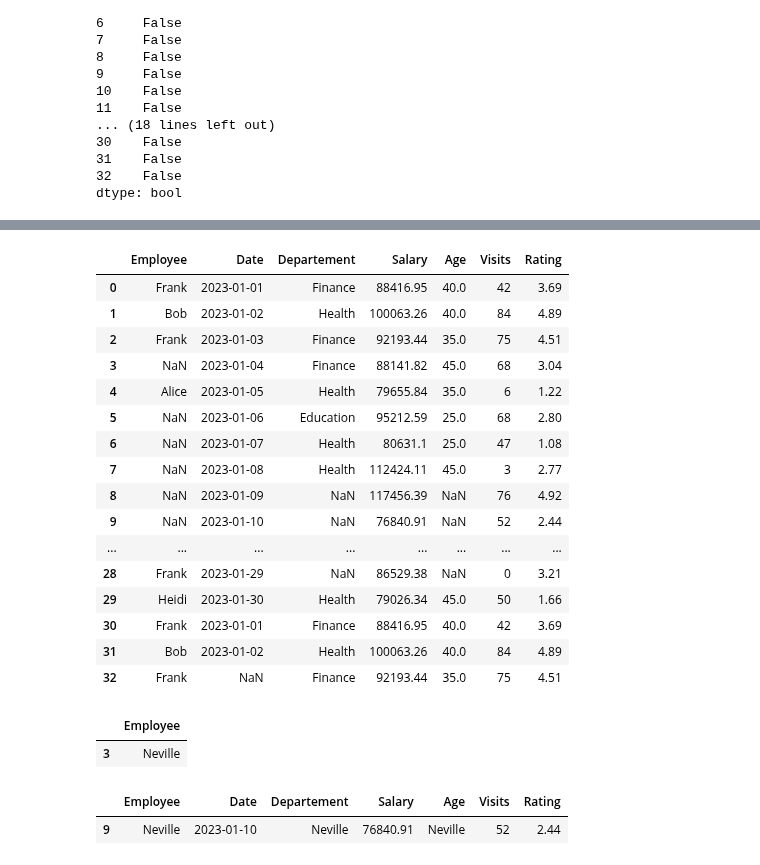
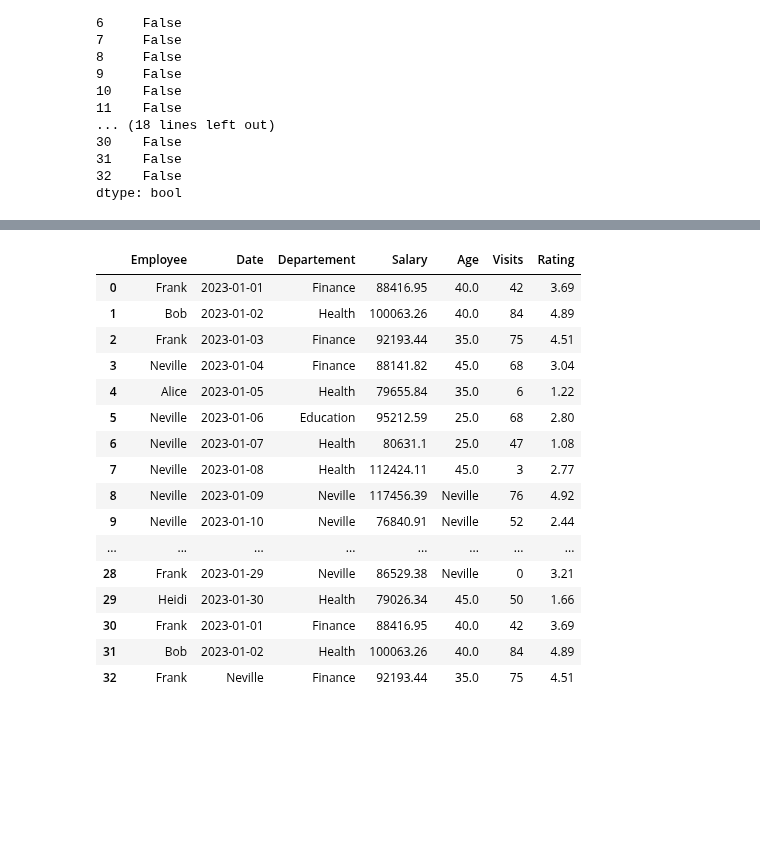
Before and after one commit to nevillemakoyi/Pandas_basic, a Jupyter notebook: notebooks/3 - data cleaning avec pandas - Exercice - élève .ipynb, the cells around one changed output, grey strips where cells are left out. Saved outputs shown, nothing was run; the diff lists cells and outputs as text; code cells hidden in the pictures; blank space fills up the shorter version.

Commit message:
missing_9

```diff
--- a/notebooks/3 - data cleaning avec pandas - Exercice - élève .ipynb
+++ b/notebooks/3 - data cleaning avec pandas - Exercice - élève .ipynb
@@ -175,4 +138,0 @@ dtype: bool
-# %%
-# 10. Remplacer 'not available' par NaN
-df.replace('Missing value', pd.NA, inplace=True)
-df
@@ -498,30 +233,22 @@ df.dropna(thresh=30, axis=1)
-# %%
-df
-# %% [output]
-|  | Employee | Date | Departement | Salary | Age | Visits | Rating |
-| 0 | Frank | 2023-01-01 | Finance | 88416.95 | 40.0 | 42 | 3.69 |
-| 1 | Bob | 2023-01-02 | Health | 100063.26 | 40.0 | 84 | 4.89 |
-| 2 | Frank | 2023-01-03 | Finance | 92193.44 | 35.0 | 75 | 4.51 |
-| 3 | NaN | 2023-01-04 | Finance | 88141.82 | 45.0 | 68 | 3.04 |
-| 4 | Alice | 2023-01-05 | Health | 79655.84 | 35.0 | 6 | 1.22 |
-| 5 | NaN | 2023-01-06 | Education | 95212.59 | 25.0 | 68 | 2.80 |
-| 6 | NaN | 2023-01-07 | Health | 80631.1 | 25.0 | 47 | 1.08 |
-| 7 | NaN | 2023-01-08 | Health | 112424.11 | 45.0 | 3 | 2.77 |
-| 8 | NaN | 2023-01-09 | NaN | 117456.39 | NaN | 76 | 4.92 |
-| 9 | NaN | 2023-01-10 | NaN | 76840.91 | NaN | 52 | 2.44 |
-| ... | ... | ... | ... | ... | ... | ... | ... |
-| 28 | Frank | 2023-01-29 | NaN | 86529.38 | NaN | 0 | 3.21 |
-| 29 | Heidi | 2023-01-30 | Health | 79026.34 | 45.0 | 50 | 1.66 |
-| 30 | Frank | 2023-01-01 | Finance | 88416.95 | 40.0 | 42 | 3.69 |
-| 31 | Bob | 2023-01-02 | Health | 100063.26 | 40.0 | 84 | 4.89 |
-| 32 | Frank | NaN | Finance | 92193.44 | 35.0 | 75 | 4.51 |
-# %%
-df.loc[[3],['Employee']].fillna('Neville')
-# %% [output]
-|  | Employee |
-| 3 | Neville |
+# %%
+dfcln = df.copy()
 # %%
-df.loc[[9],:].fillna('Neville')
+dfcln.fillna('Neville')
 # %% [output]
 |  | Employee | Date | Departement | Salary | Age | Visits | Rating |
+| 0 | Frank | 2023-01-01 | Finance | 88416.95 | 40.0 | 42 | 3.69 |
+| 1 | Bob | 2023-01-02 | Health | 100063.26 | 40.0 | 84 | 4.89 |
+| 2 | Frank | 2023-01-03 | Finance | 92193.44 | 35.0 | 75 | 4.51 |
+| 3 | Neville | 2023-01-04 | Finance | 88141.82 | 45.0 | 68 | 3.04 |
+| 4 | Alice | 2023-01-05 | Health | 79655.84 | 35.0 | 6 | 1.22 |
+| 5 | Neville | 2023-01-06 | Education | 95212.59 | 25.0 | 68 | 2.80 |
+| 6 | Neville | 2023-01-07 | Health | 80631.1 | 25.0 | 47 | 1.08 |
+| 7 | Neville | 2023-01-08 | Health | 112424.11 | 45.0 | 3 | 2.77 |
+| 8 | Neville | 2023-01-09 | Neville | 117456.39 | Neville | 76 | 4.92 |
 | 9 | Neville | 2023-01-10 | Neville | 76840.91 | Neville | 52 | 2.44 |
+| ... | ... | ... | ... | ... | ... | ... | ... |
+| 28 | Frank | 2023-01-29 | Neville | 86529.38 | Neville | 0 | 3.21 |
+| 29 | Heidi | 2023-01-30 | Health | 79026.34 | 45.0 | 50 | 1.66 |
+| 30 | Frank | 2023-01-01 | Finance | 88416.95 | 40.0 | 42 | 3.69 |
+| 31 | Bob | 2023-01-02 | Health | 100063.26 | 40.0 | 84 | 4.89 |
+| 32 | Frank | Neville | Finance | 92193.44 | 35.0 | 75 | 4.51 |
```
Also changed, not shown: parts of 23 cells of this notebook.
